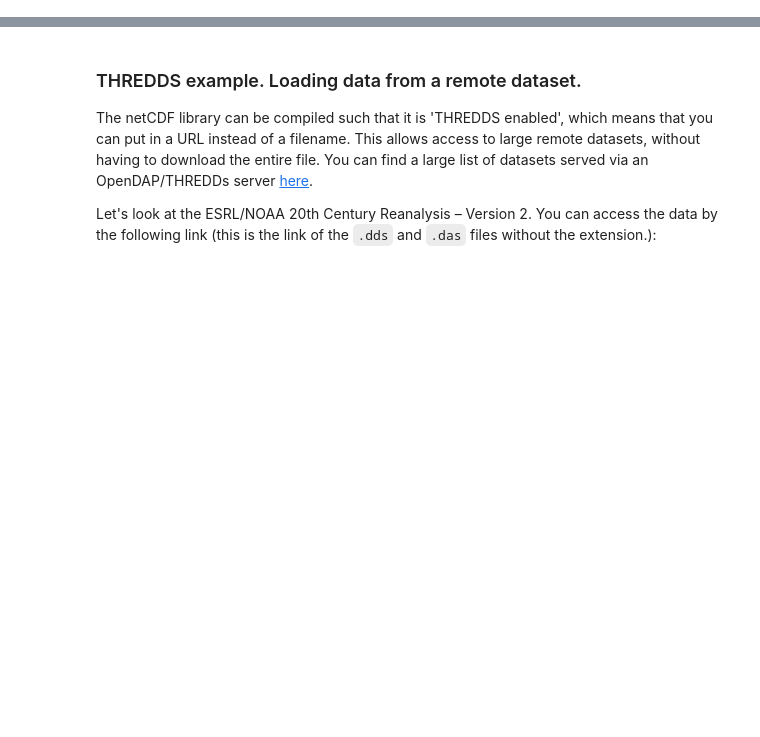
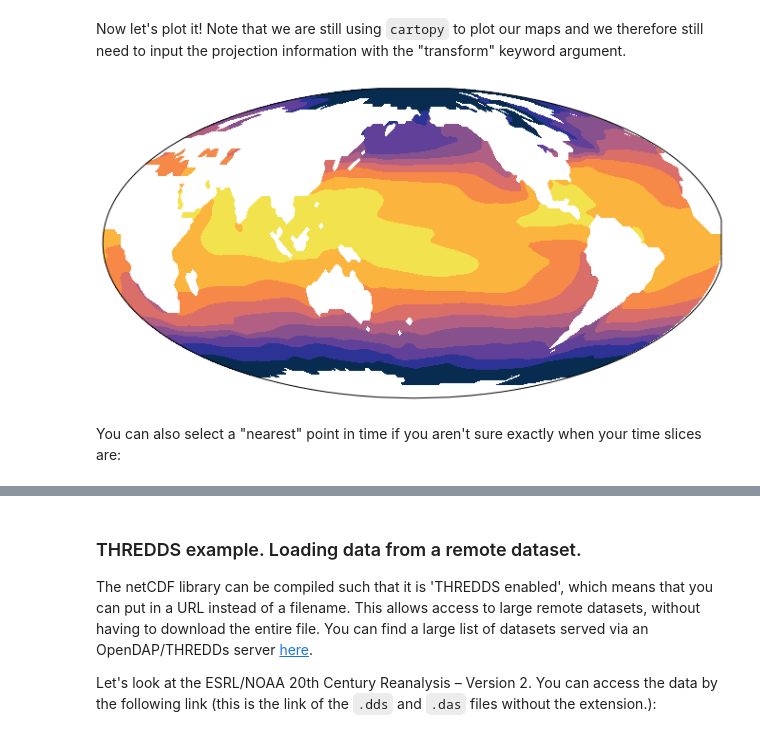
Before and after one commit to kthyng/python4geosciences, a Jupyter notebook: materials/6_xarray.ipynb, the cells around one changed output, grey strips where cells are left out. Drawn from its saved outputs; the diff is of its cells as text; code cells hidden in the pictures; blank space fills up the shorter version.

```diff
--- a/materials/6_xarray.ipynb
+++ b/materials/6_xarray.ipynb
@@ -274,0 +161,13 @@ mappable = ax.contourf(lon, lat, sst, 10, cmap=cmo.thermal, transform=pc)
+# %% [markdown]
+Now let's plot it! Note that we are still using `cartopy` to plot our maps and we therefore still need to input the projection information with the "transform" keyword argument.
+# %%
+proj = cartopy.crs.Mollweide(central_longitude=180)
+pc = cartopy.crs.PlateCarree()
+fig = plt.figure(figsize=(14,6))
+
+ax = fig.add_subplot(111, projection=proj)
+mappable = ax.contourf(ds.lon, ds.lat, ds.sst.sel(time='1954-6-1'), 10, cmap=cmo.thermal, transform=pc)
+# %% [output]
+[figure, added]
+# %% [markdown]
+You can also select a "nearest" point in time if you aren't sure exactly when your time slices are:
```
Also changed, not shown: parts of 104 cells of this notebook.
